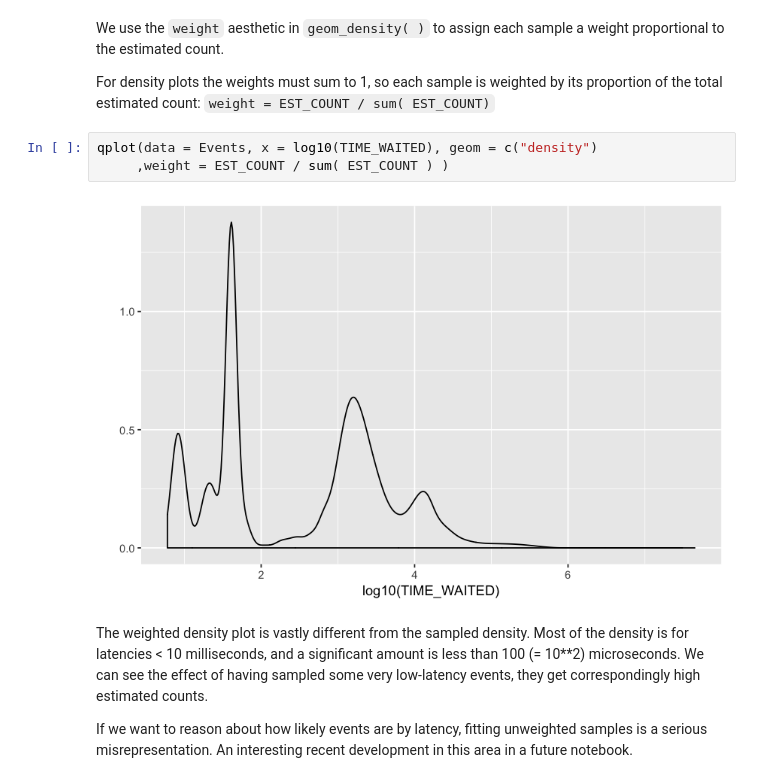
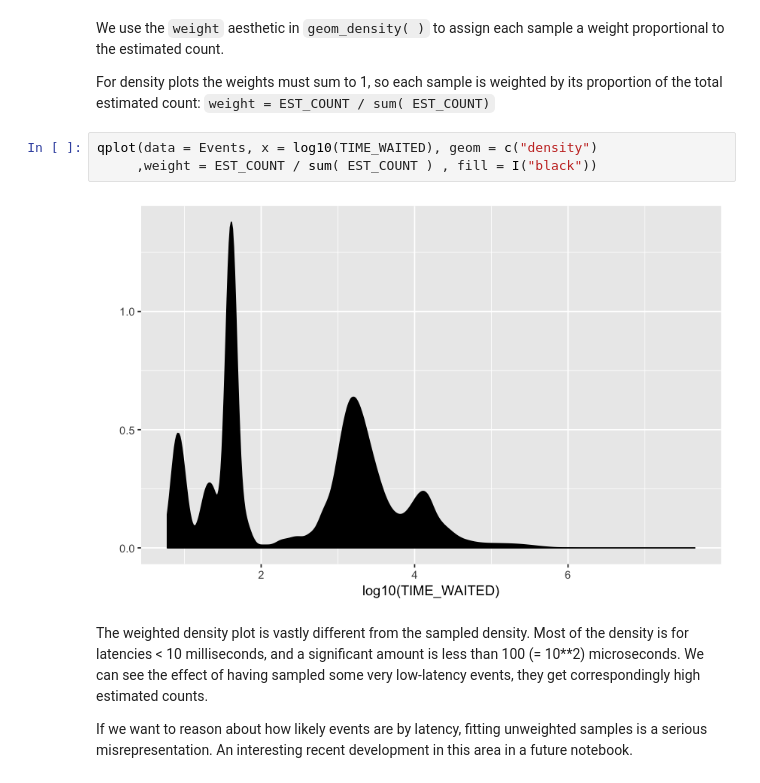
Before and after one commit to jberesni/ASHviz, a Jupyter notebook: Jupyter/eventEst.ipynb, the cells around one changed output. Cells and saved outputs as stored; diff of their text form.

```diff
--- a/Jupyter/eventEst.ipynb
+++ b/Jupyter/eventEst.ipynb
@@ -157,9 +157,9 @@ We use the `weight` aesthetic in `geom_density( )` to assign each sample a weigh
 For density plots the weights must sum to 1, so each sample is weighted by its proportion of the total estimated count: `weight = EST_COUNT / sum( EST_COUNT)`
 # %%
 qplot(data = Events, x = log10(TIME_WAITED), geom = c("density")
-     ,weight = EST_COUNT / sum( EST_COUNT ) )
+     ,weight = EST_COUNT / sum( EST_COUNT ) , fill = I("black"))
 # %% [output]
-[figure, old version]
+[figure, new version]
 # %% [markdown]
 The weighted density plot is vastly different from the sampled density. Most of the density is for latencies < 10 milliseconds, and a significant amount is less than 100 (= 10\*\*2) microseconds. We can see the effect of having sampled some very low-latency events, they get correspondingly high estimated counts.
 
```
Also changed, not shown: parts of 43 cells of this notebook.
